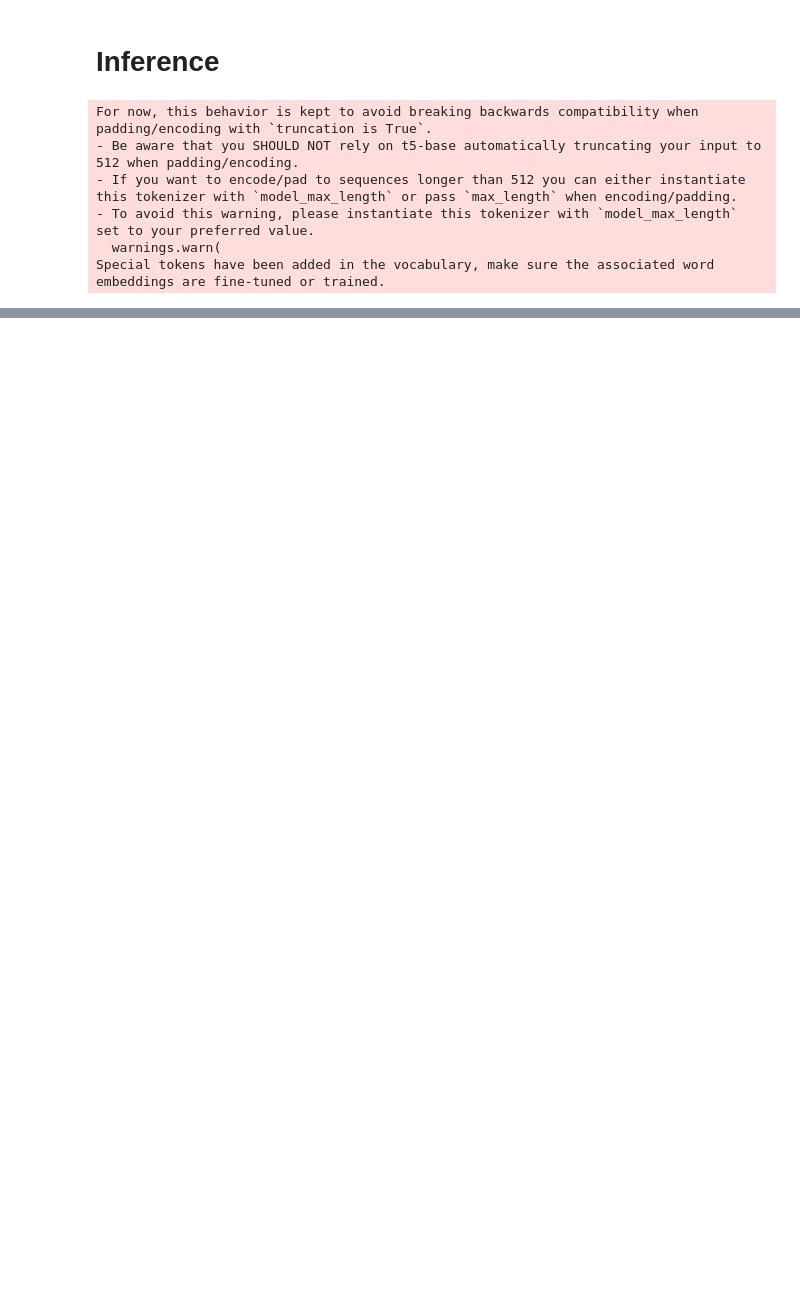
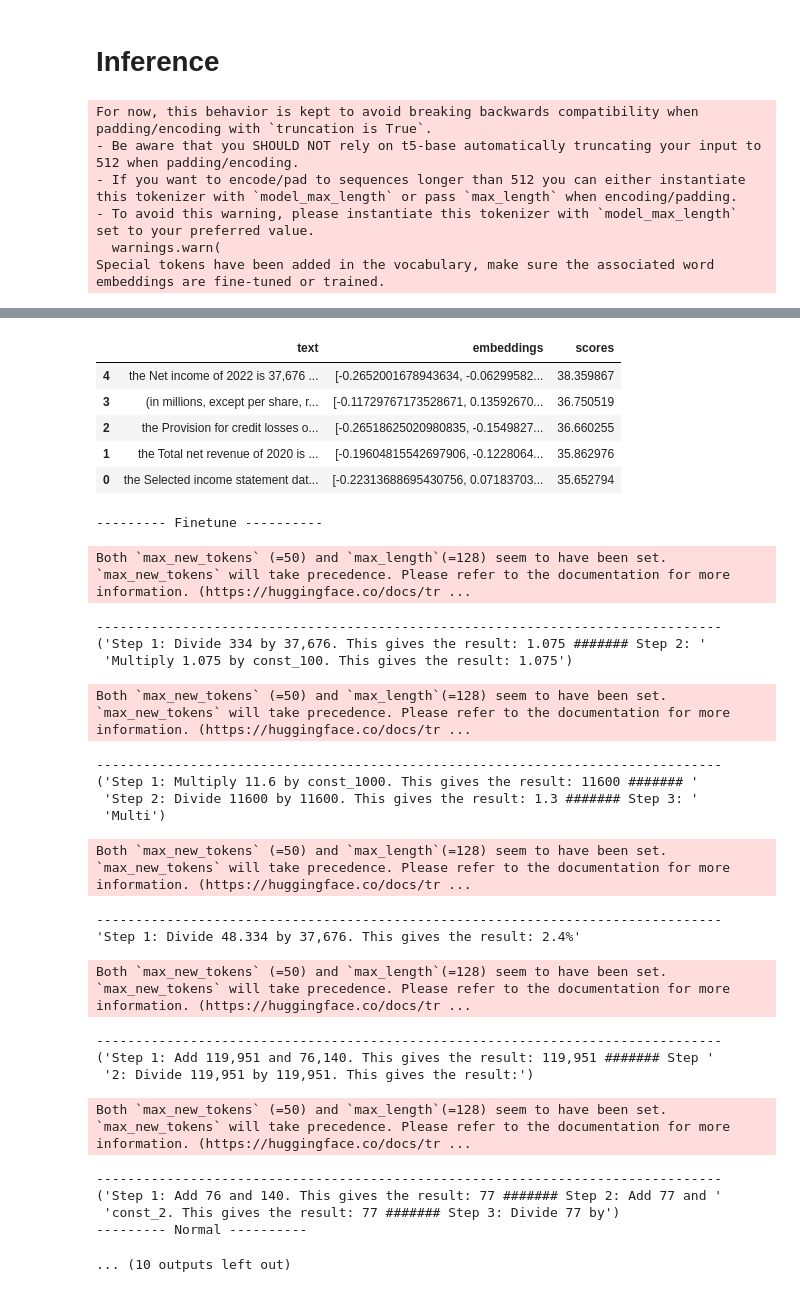
Before and after one commit to Abhi23run/CSE8803_DLT_Project, a Jupyter notebook: ashish_pipeline_test/a.chunking.ipynb, the cells around one changed output, grey strips where cells are left out. Saved outputs shown, nothing was run; the diff lists cells and outputs as text; code cells hidden in the pictures; blank space fills up the shorter version.

```diff
--- a/ashish_pipeline_test/a.chunking.ipynb
+++ b/ashish_pipeline_test/a.chunking.ipynb
@@ -194,0 +319,32 @@ Net income margin 16.3% 107.9% 4.9% 21.6%
+# %%
+search_question("What is the Net Income in 2022")
+# %% [output]
+|  | text | embeddings | scores |
+| 4 | the Net income of 2022 is 37,676 ... | [-0.2652001678943634, -0.06299582... | 38.359867 |
+| 3 | (in millions, except per share, r... | [-0.11729767173528671, 0.13592670... | 36.750519 |
+| 2 | the Provision for credit losses o... | [-0.26518625020980835, -0.1549827... | 36.660255 |
+| 1 | the Total net revenue of 2020 is ... | [-0.19604815542697906, -0.1228064... | 35.862976 |
+| 0 | the Selected income statement dat... | [-0.22313688695430756, 0.07183703... | 35.652794 |
+--------- Finetune ----------
+Both `max_new_tokens` (=50) and `max_length`(=128) seem to have been set. `max_new_tokens` will take precedence. Please refer to the documentation for more information. (https://huggingface.co/docs/tr ...
+--------------------------------------------------------------------------------
+('Step 1: Divide 334 by 37,676. This gives the result: 1.075 ####### Step 2: '
+ 'Multiply 1.075 by const_100. This gives the result: 1.075')
+Both `max_new_tokens` (=50) and `max_length`(=128) seem to have been set. `max_new_tokens` will take precedence. Please refer to the documentation for more information. (https://huggingface.co/docs/tr ...
+--------------------------------------------------------------------------------
+('Step 1: Multiply 11.6 by const_1000. This gives the result: 11600 ####### '
+ 'Step 2: Divide 11600 by 11600. This gives the result: 1.3 ####### Step 3: '
+ 'Multi')
+Both `max_new_tokens` (=50) and `max_length`(=128) seem to have been set. `max_new_tokens` will take precedence. Please refer to the documentation for more information. (https://huggingface.co/docs/tr ...
+--------------------------------------------------------------------------------
+'Step 1: Divide 48.334 by 37,676. This gives the result: 2.4%'
+Both `max_new_tokens` (=50) and `max_length`(=128) seem to have been set. `max_new_tokens` will take precedence. Please refer to the documentation for more information. (https://huggingface.co/docs/tr ...
+--------------------------------------------------------------------------------
+('Step 1: Add 119,951 and 76,140. This gives the result: 119,951 ####### Step '
+ '2: Divide 119,951 by 119,951. This gives the result:')
+Both `max_new_tokens` (=50) and `max_length`(=128) seem to have been set. `max_new_tokens` will take precedence. Please refer to the documentation for more information. (https://huggingface.co/docs/tr ...
+--------------------------------------------------------------------------------
+('Step 1: Add 76 and 140. This gives the result: 77 ####### Step 2: Add 77 and '
+ 'const_2. This gives the result: 77 ####### Step 3: Divide 77 by')
+--------- Normal ----------
+... (10 outputs left out)
```
Also changed, not shown: parts of 23 cells of this notebook.
